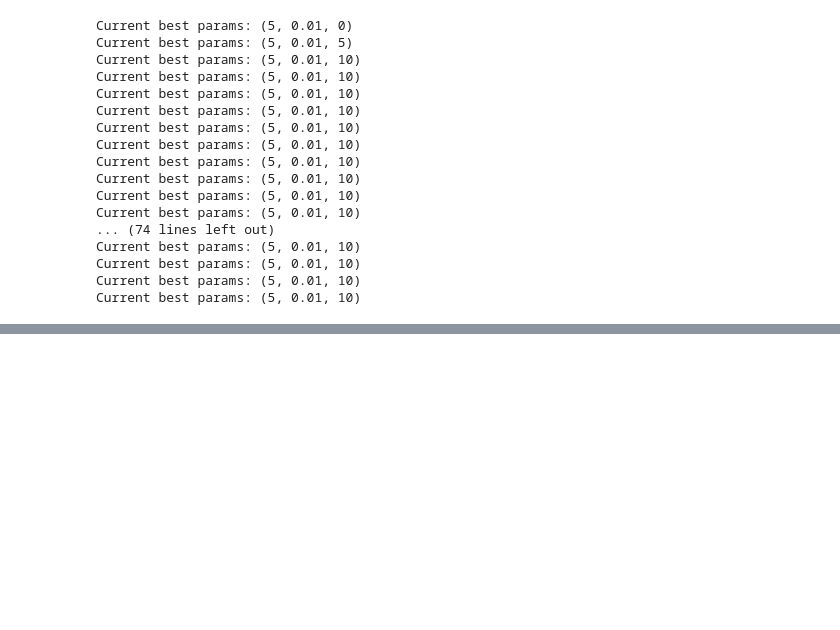
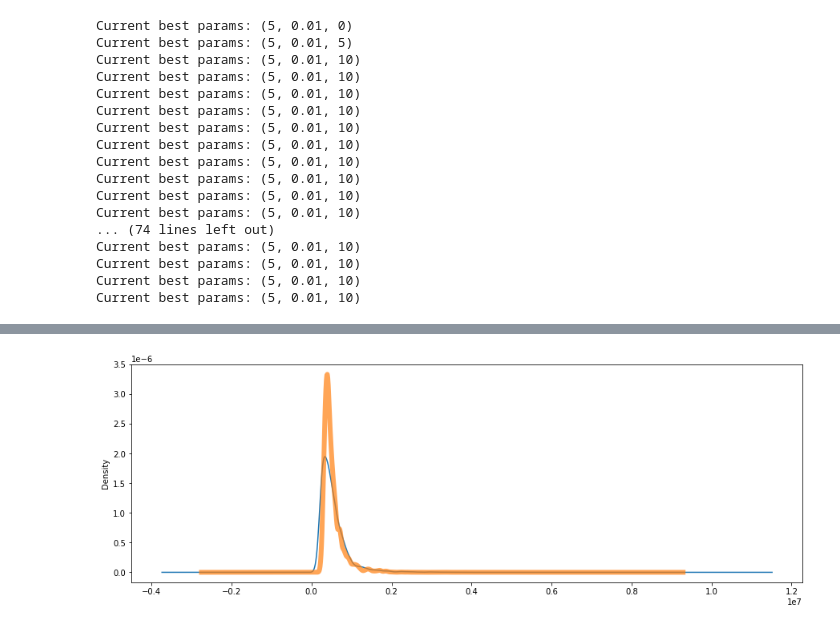
Before and after one commit to kashishjais/Machine-Learning, a Jupyter notebook: supervised/boosting.ipynb, the cells around one changed output, grey strips where cells are left out. Cells and saved outputs as stored; diff of their text form; code cells hidden in the pictures; blank space fills up the shorter version.

```diff
--- a/supervised/boosting.ipynb
+++ b/supervised/boosting.ipynb
@@ -146,0 +182,3 @@ Current best params: (5, 0.01, 10)
+# %%
+saved_model = xgb.Booster()
+saved_model.load_model('kc_house_model.xgb')
@@ -146,0 +209,3 @@ Current best params: (5, 0.01, 10)
+# %%
+df['pred']=saved_model.predict(xgb.DMatrix(X))
+df.head()
@@ -146,0 +219,6 @@ Current best params: (5, 0.01, 10)
+# %%
+ax = df['price'].plot.kde(label='Actual',figsize=(15,5))
+df['pred'].plot.kde(ax=ax,linewidth=6,label='Predicted',alpha=.7)
+plt.show()
+# %% [output]
+[figure, added]
```
Also changed, not shown: parts of 14 cells of this notebook, 3 other files.
